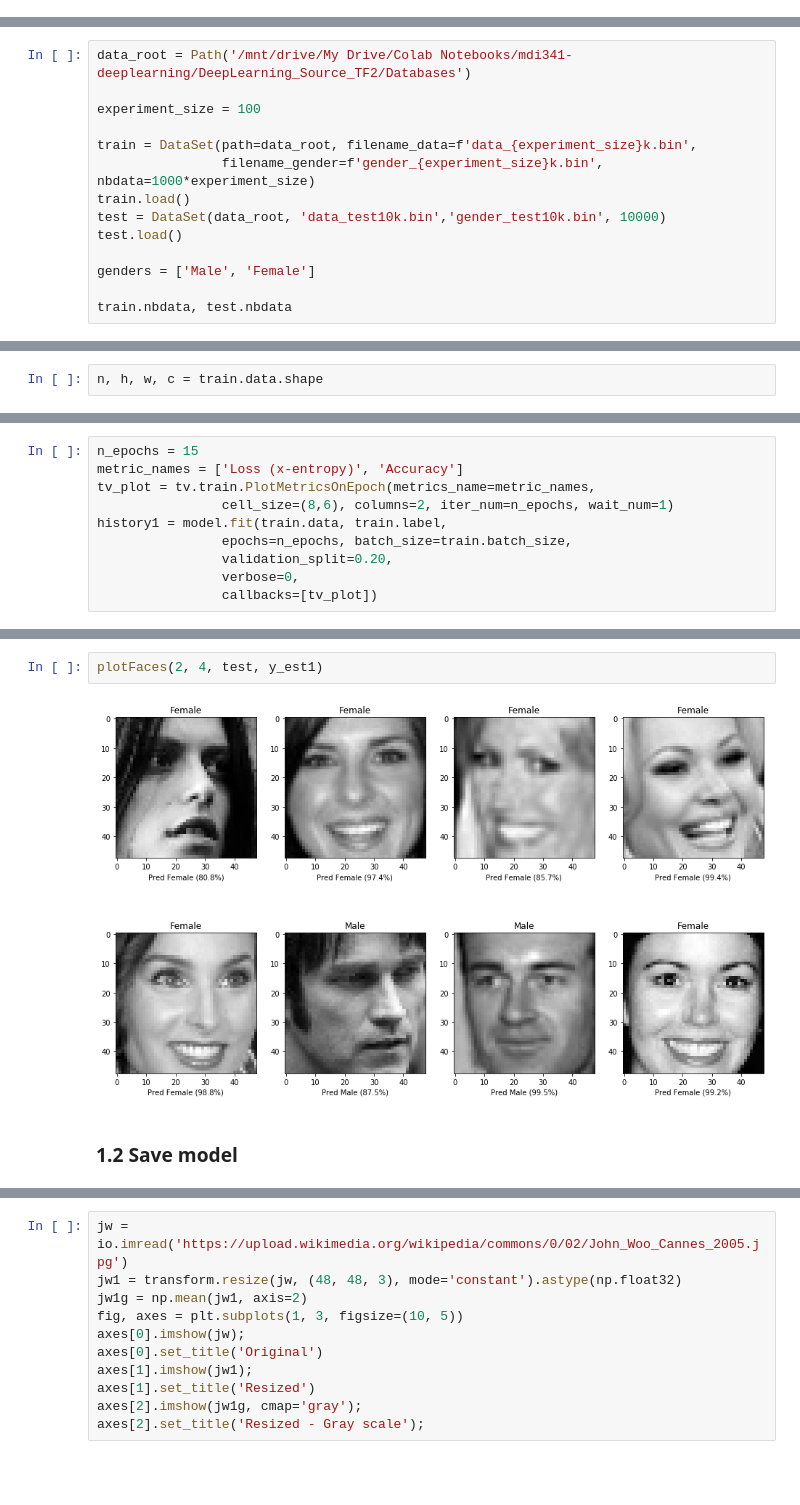
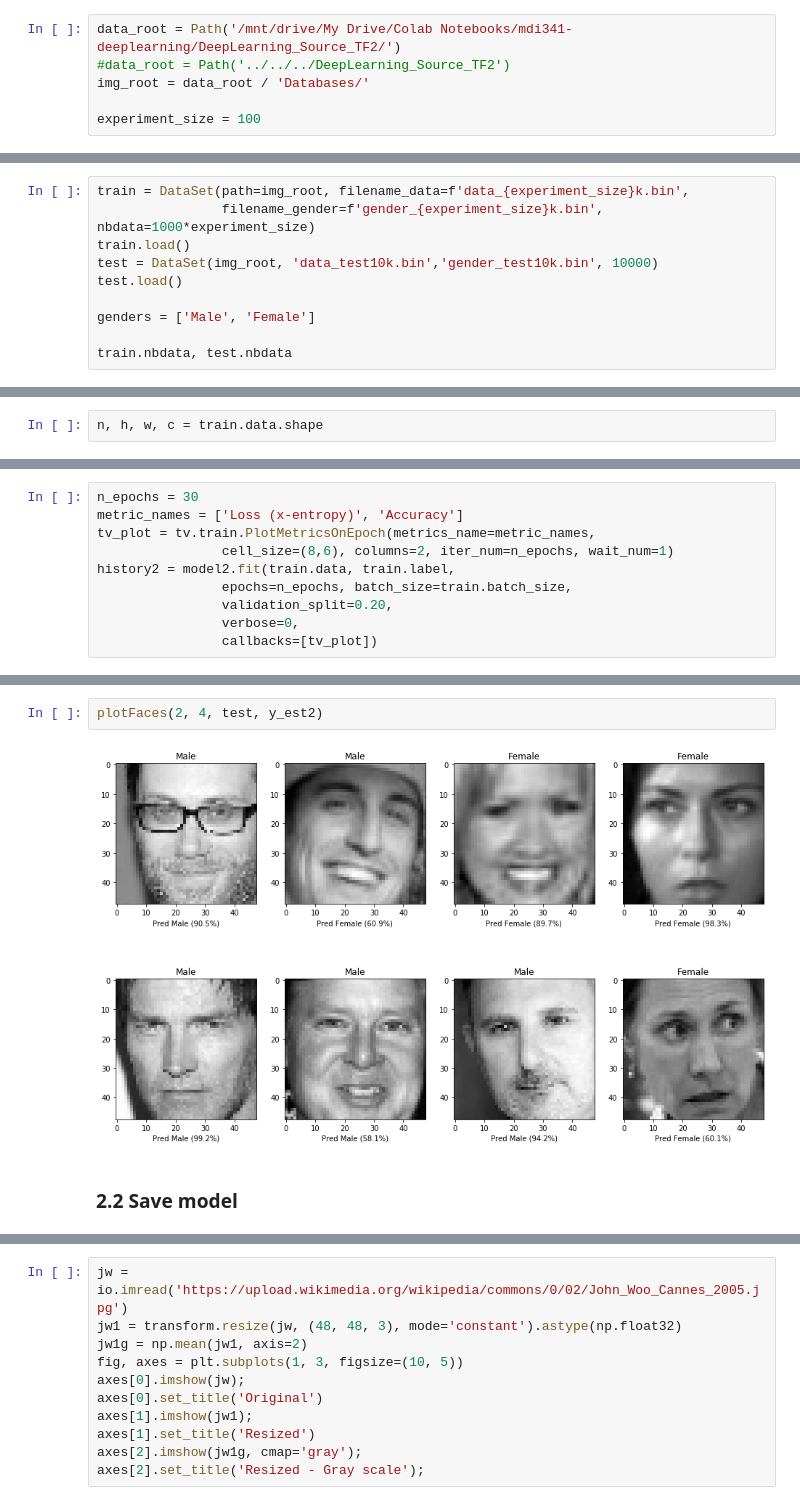
Before and after one commit to aksl20/classify_gender_cnn, a Jupyter notebook: python/notebook/AdverseHim_aksl.ipynb, the cells around one changed output, grey strips where cells are left out. Saved outputs shown, nothing was run; the diff lists cells and outputs as text; blank space fills up the shorter version.

```diff
--- a/python/notebook/AdverseHim_aksl.ipynb
+++ b/python/notebook/AdverseHim_aksl.ipynb
@@ -49,3 +17,9 @@ import sklearn.metrics as skMetrics
 from skimage import io, transform
 from pathlib import Path
 import tensorflow as tf
+# %%
+data_root = Path('/mnt/drive/My Drive/Colab Notebooks/mdi341-deeplearning/DeepLearning_Source_TF2/')
+#data_root = Path('../../../DeepLearning_Source_TF2')
+img_root = data_root / 'Databases/'
+
+experiment_size = 100
@@ -151,14 +135,10 @@ def plotFaces(nrows, ncols, ds, estimates=None):
 # %% [markdown]
 ## Data
 # %%
-data_root = Path('/mnt/drive/My Drive/Colab Notebooks/mdi341-deeplearning/DeepLearning_Source_TF2/Databases')
-
-experiment_size = 100
-
-train = DataSet(path=data_root, filename_data=f'data_{experiment_size}k.bin',
+train = DataSet(path=img_root, filename_data=f'data_{experiment_size}k.bin',
                 filename_gender=f'gender_{experiment_size}k.bin', nbdata=1000*experiment_size)
 train.load()
-test = DataSet(data_root, 'data_test10k.bin','gender_test10k.bin', 10000)
+test = DataSet(img_root, 'data_test10k.bin','gender_test10k.bin', 10000)
 test.load()
 
 genders = ['Male', 'Female']
@@ -308,11 +298,11 @@ Trainable params: 27,618
 Non-trainable params: 0
 __________________________________________________________________________________________________
 # %%
-n_epochs = 15
+n_epochs = 30
 metric_names = ['Loss (x-entropy)', 'Accuracy']
 tv_plot = tv.train.PlotMetricsOnEpoch(metrics_name=metric_names,
                 cell_size=(8,6), columns=2, iter_num=n_epochs, wait_num=1)
-history1 = model.fit(train.data, train.label,
+history2 = model2.fit(train.data, train.label,
                 epochs=n_epochs, batch_size=train.batch_size,
                 validation_split=0.20,
                 verbose=0,
@@ -334,6 +324,6 @@ plotConfusionMatrix(np.argmax(test.label, axis=1), np.argmax(y_est1, axis=1), ge
 # %%
-plotFaces(2, 4, test, y_est1)
+plotFaces(2, 4, test, y_est2)
 # %% [output]
-[figure, old version]
+[figure, new version]
 # %% [markdown]
-### 1.2 Save model
+### 2.2 Save model
```
Also changed, not shown: parts of 46 cells of this notebook.
